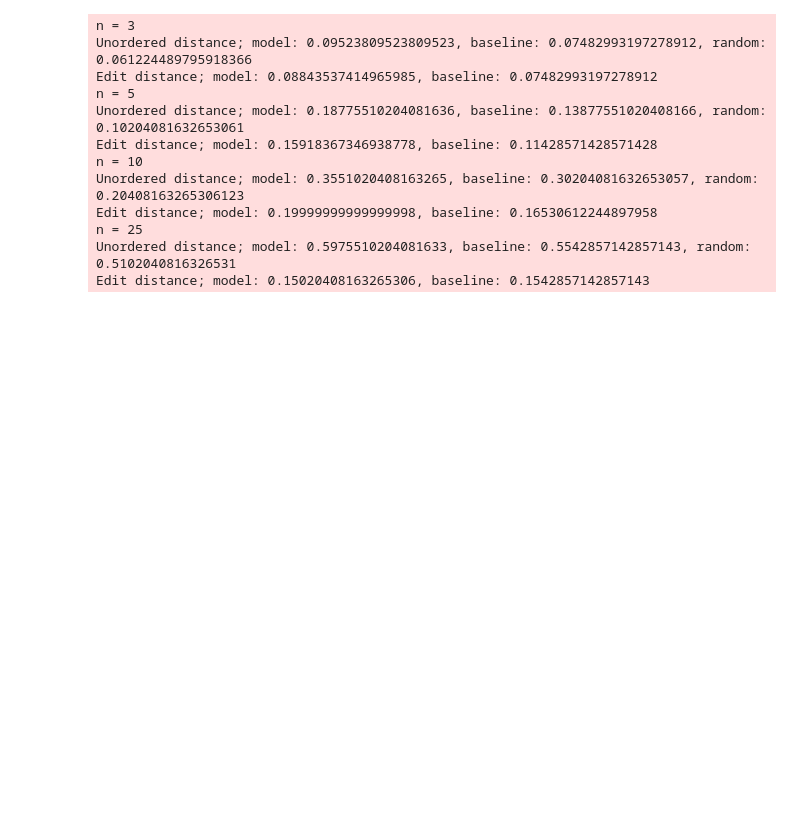
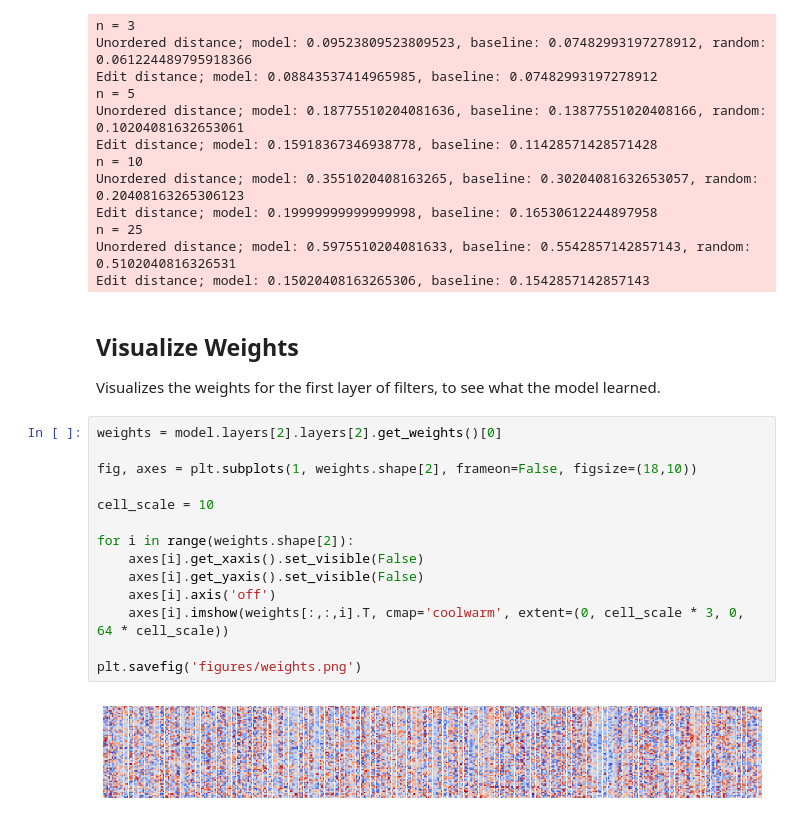
Before and after one commit to naallen/music-similarity-deep-learning, a Jupyter notebook: eval.ipynb, the cells around one changed output. Cells and saved outputs as stored; diff of their text form; blank space fills up the shorter version.

Commit message:
Added more eval code, as well as generating figures

```diff
--- a/eval.ipynb
+++ b/eval.ipynb
@@ -325,3 +324,23 @@ Edit distance; model: 0.19999999999999998, baseline: 0.16530612244897958
 n = 25
 Unordered distance; model: 0.5975510204081633, baseline: 0.5542857142857143, random: 0.5102040816326531
 Edit distance; model: 0.15020408163265306, baseline: 0.1542857142857143
+# %% [markdown]
+## Visualize Weights
+
+Visualizes the weights for the first layer of filters, to see what the model learned.
+# %%
+weights = model.layers[2].layers[2].get_weights()[0]
+
+fig, axes = plt.subplots(1, weights.shape[2], frameon=False, figsize=(18,10))
+
+cell_scale = 10
+
+for i in range(weights.shape[2]):
+    axes[i].get_xaxis().set_visible(False)
+    axes[i].get_yaxis().set_visible(False)
+    axes[i].axis('off')
+    axes[i].imshow(weights[:,:,i].T, cmap='coolwarm', extent=(0, cell_scale * 3, 0, 64 * cell_scale))
+
+plt.savefig('figures/weights.png')
+# %% [output]
+[figure, added]
```
Also changed, not shown: parts of 19 cells of this notebook, 1 other file.
